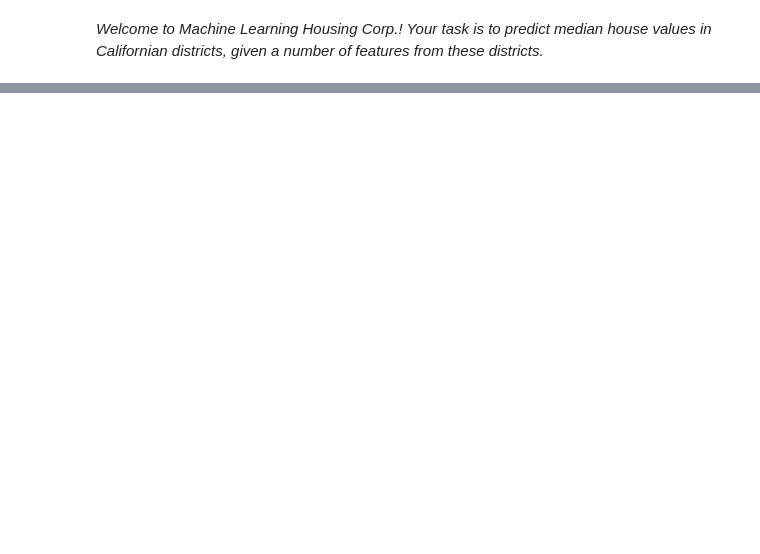
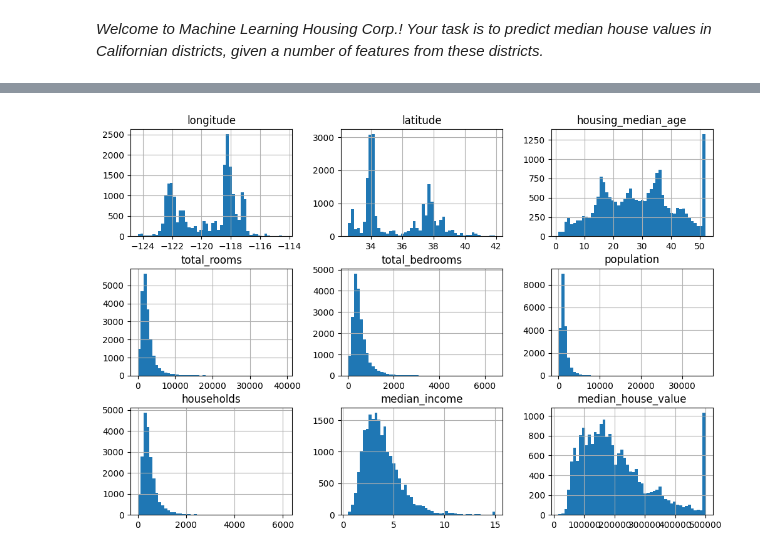
Before and after one commit to feraranas/Concentracion-Inteligencia-Artificial, a Jupyter notebook: Hands-on-machine-learning-book/First-Project.ipynb, the cells around one changed output, grey strips where cells are left out. Saved outputs shown, nothing was run; the diff lists cells and outputs as text; code cells hidden in the pictures; blank space fills up the shorter version.

```diff
--- a/Hands-on-machine-learning-book/First-Project.ipynb
+++ b/Hands-on-machine-learning-book/First-Project.ipynb
@@ -33,0 +110,41 @@ housing = load_housing_data()
+# %%
+# Another quick way to get a feel of the type of data you are  dealing with is to plot
+# a histogram for each numerical attribute.
+
+# A histogram shows the number of instances (on the vertical axis)
+# that have a given value range (on the horizontal axis).
+
+# You can either plot this one attribute at a time, or you can call the hist()
+# method on the whole dataset.
+import matplotlib.pyplot as plt
+housing.hist(bins=50, figsize=(12,8))
+plt.show()
+
+# REALLY NOTICE THIS:
+# 1.
+#  First, the median income attribute does not look like it is expressed in US dollars (USD).
+#  After checking with the team that collected the data, you are told that the data has been
+#  scaled and capped at 15 (actually, 15.0001) for higher median incomes, and at 0.5
+#  (actually, 0.4999) for lower median incomes. The numbers represent roughly tens
+#  of thousands of dollars (e.g., 3 actually means about $30,000).
+#  Working with preprocessed attributes is common in machine learning, and it is not
+#  necessarily a problem, but you should try to understand how the data was computed.
+
+# 2. The housing median age and the median house value were also capped. The latter may be
+#  a serious problem since it is your target attribute (your labels). Your machine learning
+#  algorithms may learn that prices never go beyond that limit. You need to check with your
+#  client team (the team that will use your system’s output) to see if this is a problem or
+#  not. If they tell you that they need precise predictions even beyond $500,000, then you
+#  have two options:
+
+# 2.1 > Collect proper labels for the districts whose labels were capped.
+# 2.2 > Remove those districts from the training set (and also from the test set, since your
+#  system should not be evaluated poorly if it predicts values beyond $500,000).
+
+# 3.
+# Finally, many histograms are skewed right: they extend much farther to the right of the
+#  median than to the left. This may make it a bit harder for some machine learning algorithms
+#  to detect patterns. Later, you’ll try transforming these attributes to have more symmetrical
+#  and bell-shaped distributions.
+# %% [output]
+[figure, added]
```
Also changed, not shown: parts of 59 cells of this notebook, 12 other files.
